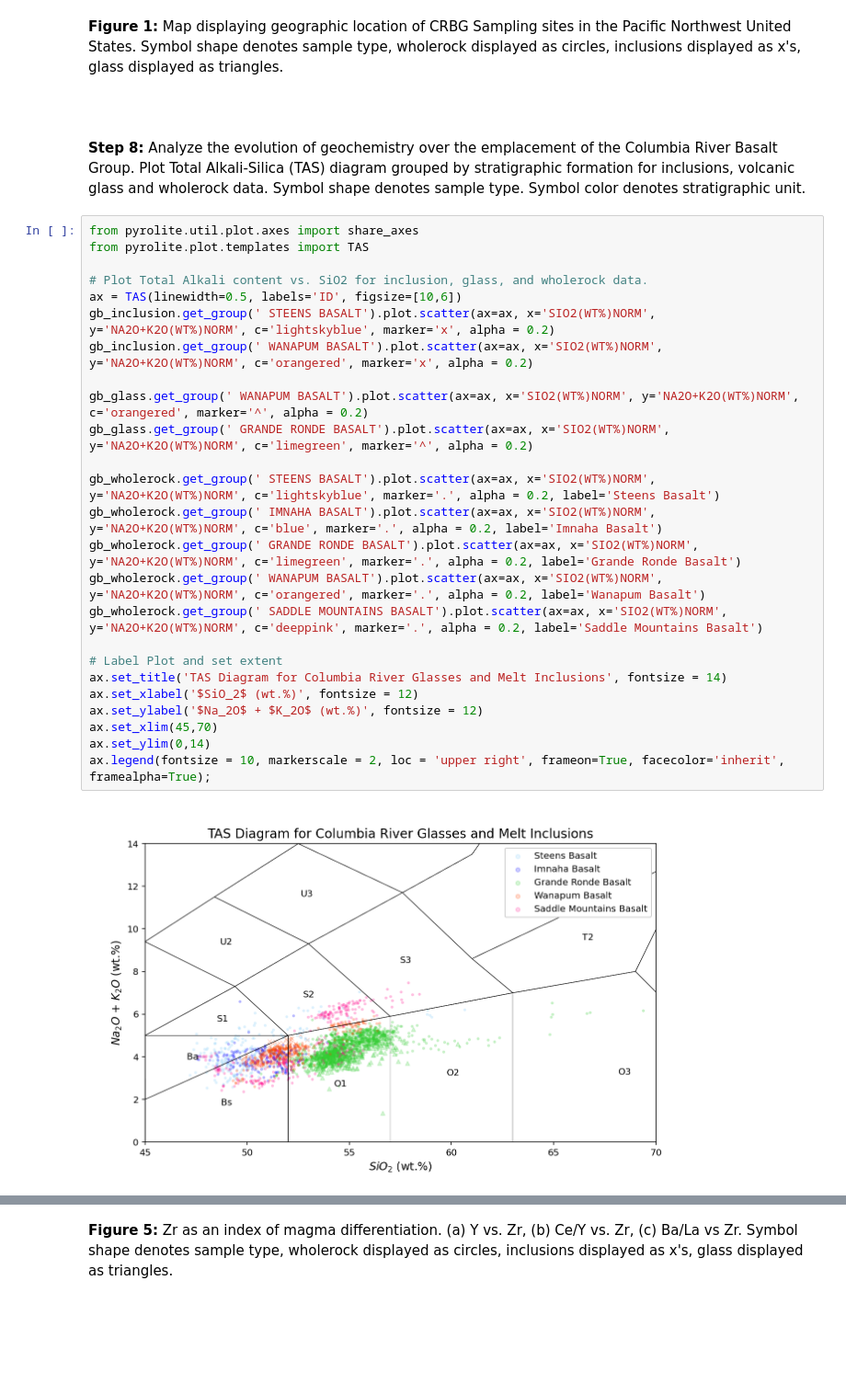
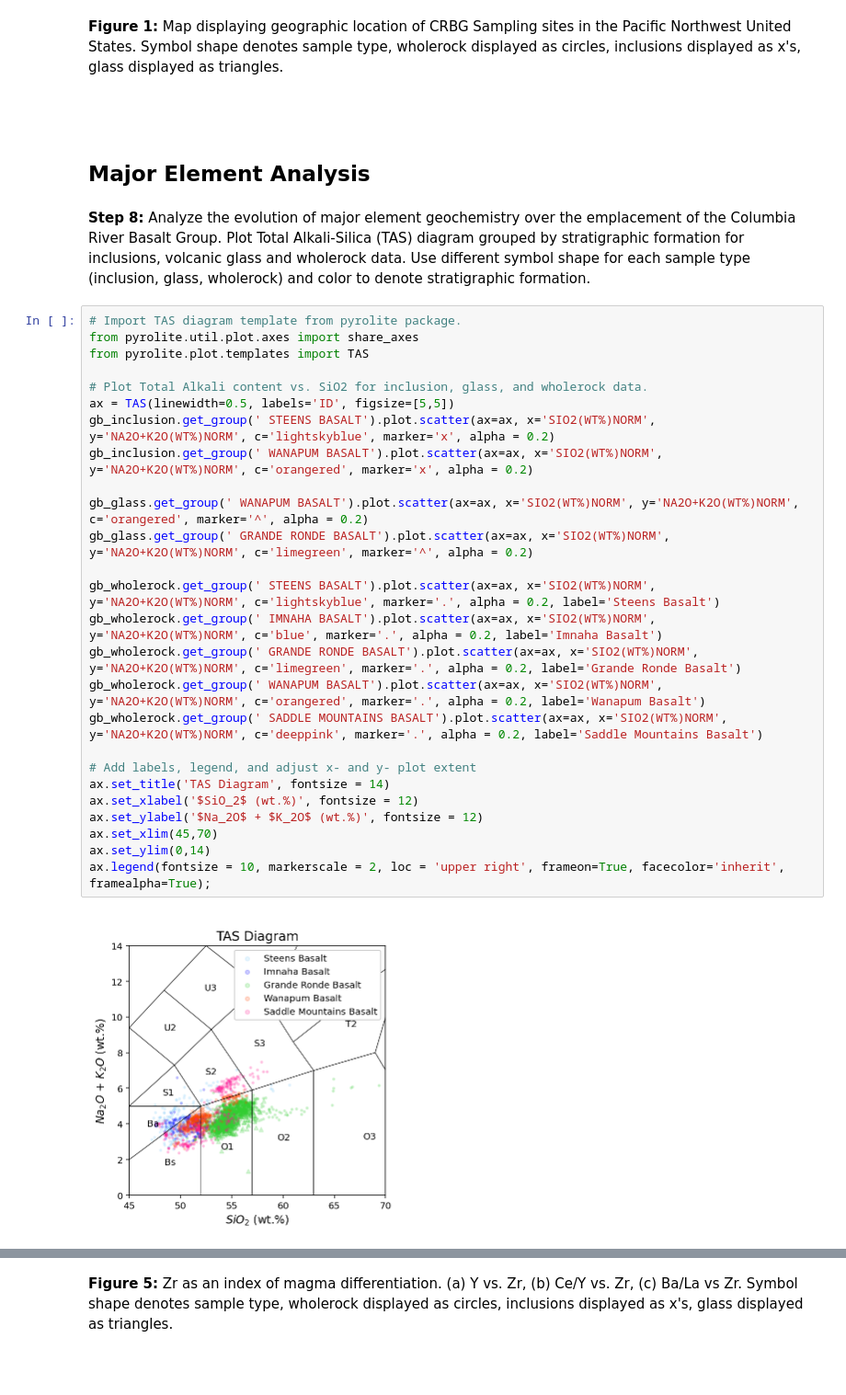
Before and after one commit to lhlinka/rces-final-project, a Jupyter notebook: finalproject.ipynb, the cells around one changed output, grey strips where cells are left out. Shown at 92% size. Saved outputs shown, nothing was run; the diff lists cells and outputs as text; blank space fills up the shorter version.

Commit message:
added additional markdown narrative and reference. Added some figure titles. Reordered plots in order of major elements, trace elements, inferred volatiles.

```diff
--- a/finalproject.ipynb
+++ b/finalproject.ipynb
@@ -287,33 +301,36 @@ ax.gridlines(crs=ccrs.PlateCarree(), draw_labels=True, linestyle ='dashed');
 <br/>
 <br/>
 <br/>
+# %% [markdown]
+## Major Element Analysis
 # %% [markdown]
-<b>Step 8:</b> Analyze the evolution of geochemistry over the emplacement of the Columbia River Basalt Group. Plot Total Alkali-Silica (TAS) diagram grouped by stratigraphic formation for inclusions, volcanic glass and wholerock data. Symbol shape denotes sample type. Symbol color denotes stratigraphic unit.
+<b>Step 8:</b> Analyze the evolution of major element geochemistry over the emplacement of the Columbia River Basalt Group. Plot Total Alkali-Silica (TAS) diagram grouped by stratigraphic formation for inclusions, volcanic glass and wholerock data. Use different symbol shape for each sample type (inclusion, glass, wholerock) and color to denote stratigraphic formation.
 # %%
+# Import TAS diagram template from pyrolite package.
 from pyrolite.util.plot.axes import share_axes
 from pyrolite.plot.templates import TAS
 
 # Plot Total Alkali content vs. SiO2 for inclusion, glass, and wholerock data.
-ax = TAS(linewidth=0.5, labels='ID', figsize=[10,6])
+ax = TAS(linewidth=0.5, labels='ID', figsize=[5,5])
 gb_inclusion.get_group(' STEENS BASALT').plot.scatter(ax=ax, x='SIO2(WT%)NORM', y='NA2O+K2O(WT%)NORM', c='lightskyblue', marker='x', alpha = 0.2)
 gb_inclusion.get_group(' WANAPUM BASALT').plot.scatter(ax=ax, x='SIO2(WT%)NORM', y='NA2O+K2O(WT%)NORM', c='orangered', marker='x', alpha = 0.2)
 
 gb_glass.get_group(' WANAPUM BASALT').plot.scatter(ax=ax, x='SIO2(WT%)NORM', y='NA2O+K2O(WT%)NORM', c='orangered', marker='^', alpha = 0.2)
 gb_glass.get_group(' GRANDE RONDE BASALT').plot.scatter(ax=ax, x='SIO2(WT%)NORM', y='NA2O+K2O(WT%)NORM', c='limegreen', marker='^', alpha = 0.2)
 
 gb_wholerock.get_group(' STEENS BASALT').plot.scatter(ax=ax, x='SIO2(WT%)NORM', y='NA2O+K2O(WT%)NORM', c='lightskyblue', marker='.', alpha = 0.2, label='Steens Basalt')
 gb_wholerock.get_group(' IMNAHA BASALT').plot.scatter(ax=ax, x='SIO2(WT%)NORM', y='NA2O+K2O(WT%)NORM', c='blue', marker='.', alpha = 0.2, label='Imnaha Basalt')
 gb_wholerock.get_group(' GRANDE RONDE BASALT').plot.scatter(ax=ax, x='SIO2(WT%)NORM', y='NA2O+K2O(WT%)NORM', c='limegreen', marker='.', alpha = 0.2, label='Grande Ronde Basalt')
 gb_wholerock.get_group(' WANAPUM BASALT').plot.scatter(ax=ax, x='SIO2(WT%)NORM', y='NA2O+K2O(WT%)NORM', c='orangered', marker='.', alpha = 0.2, label='Wanapum Basalt')
 gb_wholerock.get_group(' SADDLE MOUNTAINS BASALT').plot.scatter(ax=ax, x='SIO2(WT%)NORM', y='NA2O+K2O(WT%)NORM', c='deeppink', marker='.', alpha = 0.2, label='Saddle Mountains Basalt')
 
-# Label Plot and set extent
-ax.set_title('TAS Diagram for Columbia River Glasses and Melt Inclusions', fontsize = 14)
+# Add labels, legend, and adjust x- and y- plot extent
+ax.set_title('TAS Diagram', fontsize = 14)
 ax.set_xlabel('$SiO_2$ (wt.%)', fontsize = 12)
 ax.set_ylabel('$Na_2O$ + $K_2O$ (wt.%)', fontsize = 12)
 ax.set_xlim(45,70)
 ax.set_ylim(0,14)
 ax.legend(fontsize = 10, markerscale = 2, loc = 'upper right', frameon=True, facecolor='inherit', framealpha=True);
 # %% [output]
-[figure, old version]
+[figure, new version]
 # %% [markdown]
```
Also changed, not shown: parts of 43 cells of this notebook.
